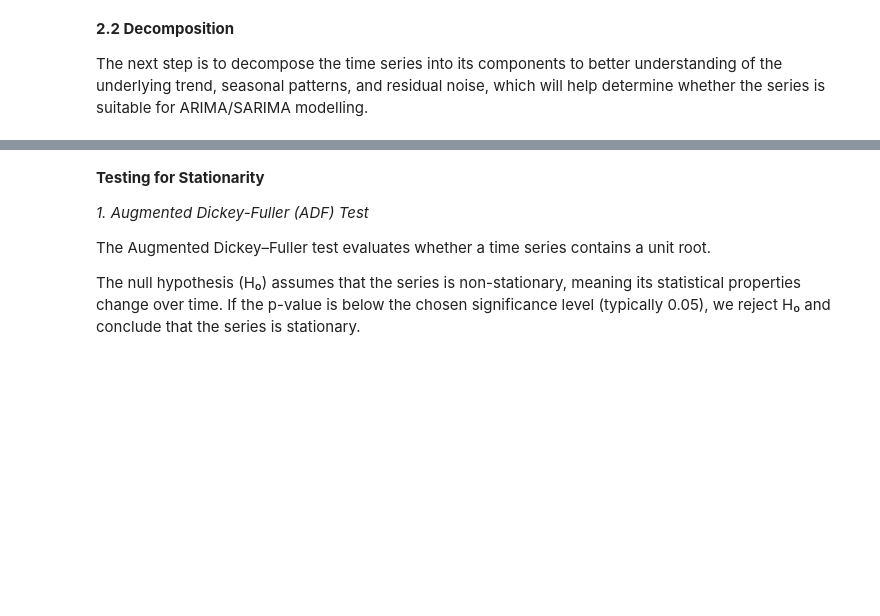
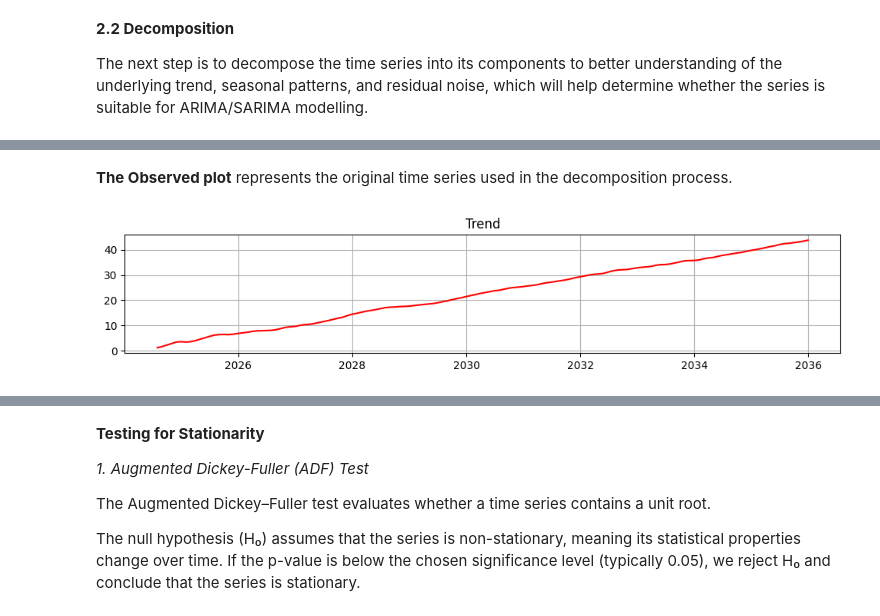
Before and after one commit to kristina-pal/BD4_Assignment, a Jupyter notebook: 3461226_BD4_Assignment.ipynb, the cells around one changed output, grey strips where cells are left out. Cells and saved outputs as stored; diff of their text form; code cells hidden in the pictures; blank space fills up the shorter version.

```diff
--- a/3461226_BD4_Assignment.ipynb
+++ b/3461226_BD4_Assignment.ipynb
@@ -310,0 +173,14 @@ These characteristics indicate that the series has become stationary, meaning it
+# %% [markdown]
+**The Observed plot** represents the original time series used in the decomposition process.
+# %%
+# @title
+# Trend Plot
+
+plt.figure(figsize=(12, 2))
+plt.plot(result.trend, color='red')
+plt.title('Trend')
+plt.grid(True)
+
+plt.show()
+# %% [output]
+[figure, added]
```
Also changed, not shown: parts of 41 cells of this notebook.
